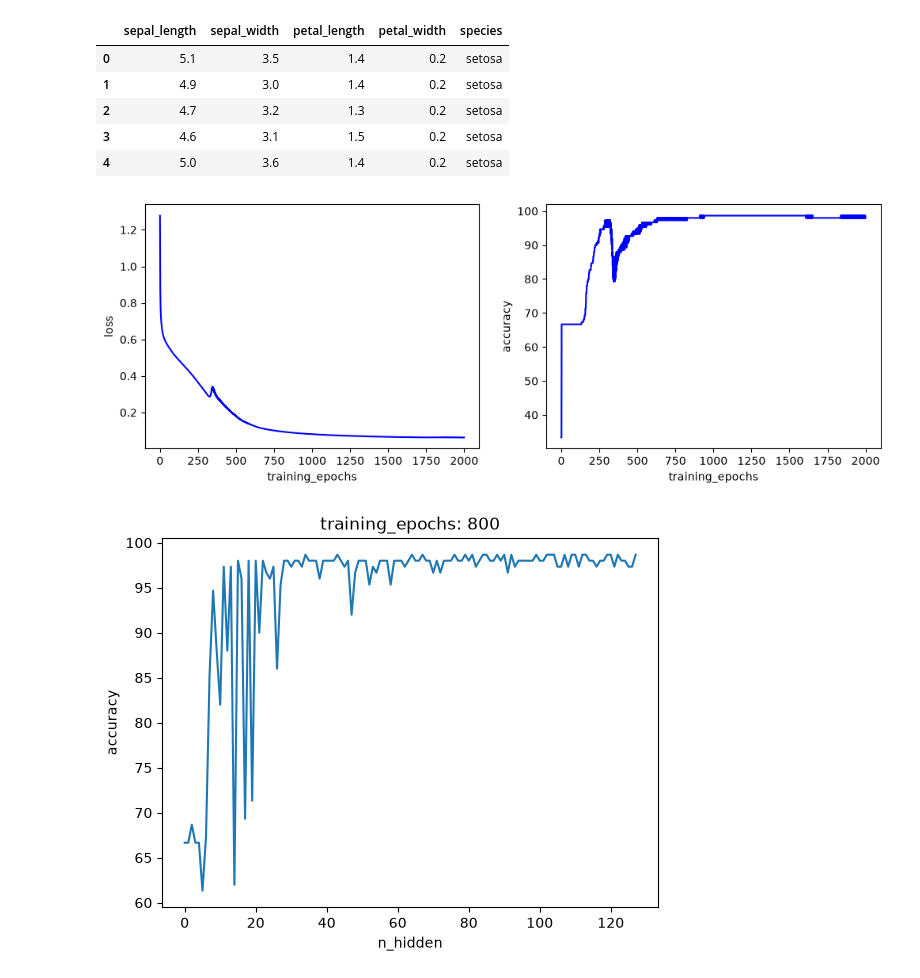
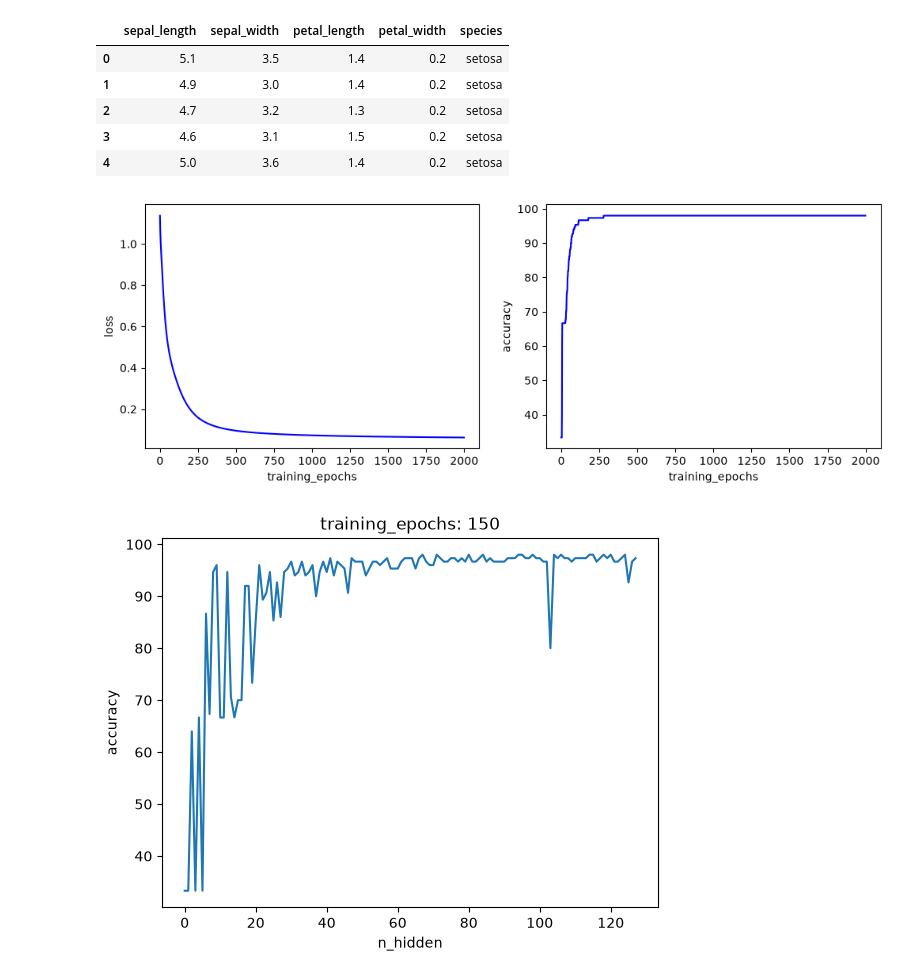
Before and after one commit to Rowobin/ai-ml-diary, a Jupyter notebook: day-6/experiments.ipynb, the cells around one changed output. Cells and saved outputs as stored; diff of their text form; code cells hidden in the pictures.

```diff
--- a/day-6/experiments.ipynb
+++ b/day-6/experiments.ipynb
@@ -102,7 +102,7 @@ data = torch.tensor(iris[iris.columns[0:4]].values).float()
 labels = torch.zeros(len(data), dtype=torch.long)
 labels[iris.species == 'setosa'] = 0
 labels[iris.species == 'versicolor'] = 1
-labels[iris.species == 'virginia'] = 2
+labels[iris.species == 'virginica'] = 2
 # %%
 model = nn.Sequential(
     nn.Linear(4, 64),
@@ -148,7 +148,7 @@ ax[1].set_xlabel('training_epochs')
 ax[1].set_ylabel('accuracy')
 plt.show()
 # %% [output]
-[figure, old version]
+[figure, new version]
 # %%
 # Experiment 3: how much does model breadth matter?
 def createModel(n_hidden):
@@ -166,32 +166,32 @@ def createModel(n_hidden):
 # %%
 max_hidden = 128
 accuracies = np.zeros(max_hidden)
-training_epochs = 800
+training_epochs = 150
 
 for n_hidden in range(max_hidden):
     model, loss_func, optimizer = createModel(n_hidden)
 
     for epoch in range(training_epochs):
         # forward pass
         y_hat = model(data)
 
         # compute loss
         loss = loss_func(y_hat, labels)
 
         # backprop
         optimizer.zero_grad()
         loss.backward()
         optimizer.step()
 
     predictions = torch.softmax(model(data), axis=1)
     predictions_labels = predictions.argmax(axis=1)
     accuracy = 100 * torch.mean((predictions_labels == labels).float())
     accuracies[n_hidden] = accuracy
 
 plt.plot(accuracies)
 plt.ylabel('accuracy')
 plt.xlabel('n_hidden')
 plt.title('training_epochs: ' + str(training_epochs))
 plt.show()
 # %% [output]
-[figure, old version]
+[figure, new version]
```
Also changed, not shown: parts of 3 cells of this notebook, 5 other files.
